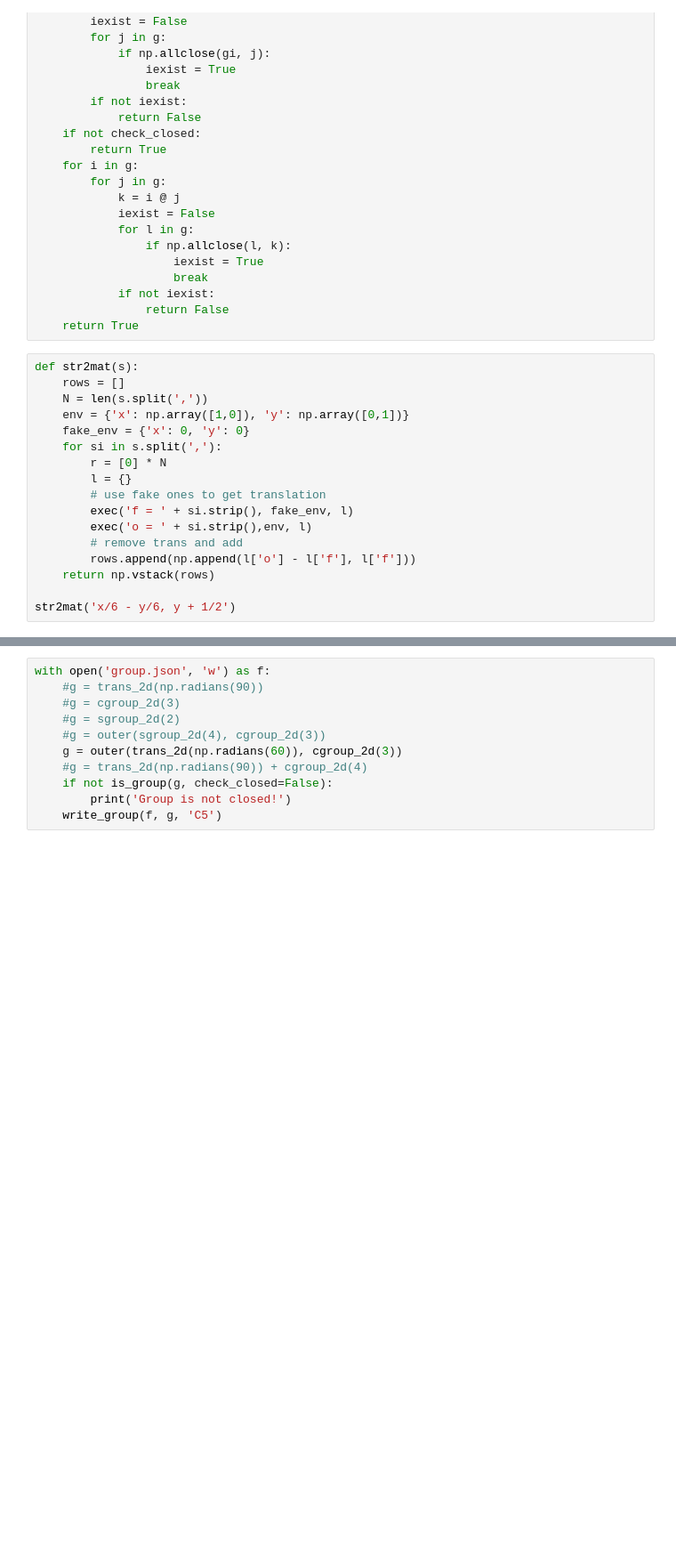
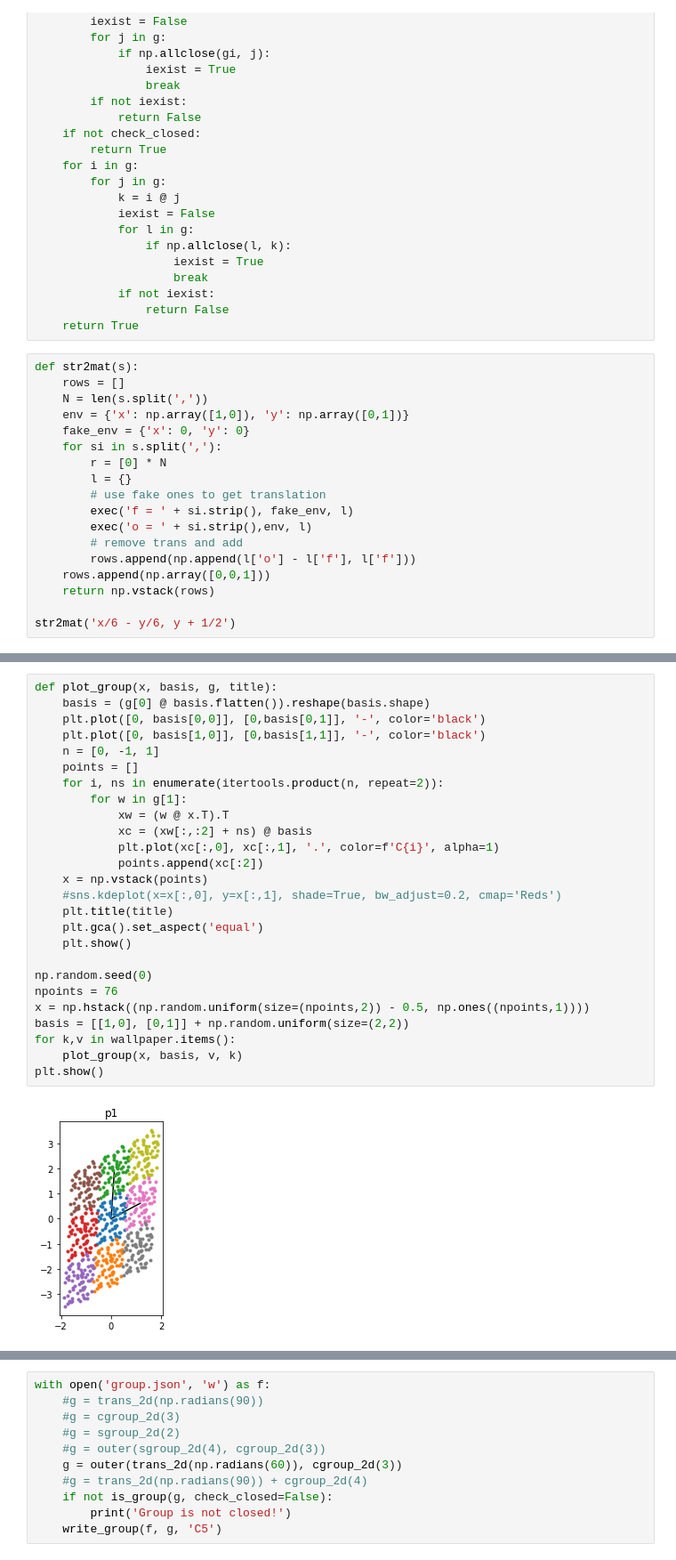
Before and after one commit to whitead/symd, a Jupyter notebook: groups/Groups.ipynb, the cells around one changed output, grey strips where cells are left out. Shown at 89% size. Drawn from its saved outputs; the diff is of its cells as text; blank space fills up the shorter version.

```diff
--- a/groups/Groups.ipynb
+++ b/groups/Groups.ipynb
@@ -134,6 +138,7 @@ def str2mat(s):
         exec('o = ' + si.strip(),env, l)
         # remove trans and add
         rows.append(np.append(l['o'] - l['f'], l['f']))
+    rows.append(np.array([0,0,1]))
     return np.vstack(rows)
 
 str2mat('x/6 - y/6, y + 1/2')
@@ -142,0 +217,28 @@ array([[ 0.16666667, -0.16666667,  0.        ],
+# %%
+def plot_group(x, basis, g, title):
+    basis = (g[0] @ basis.flatten()).reshape(basis.shape)
+    plt.plot([0, basis[0,0]], [0,basis[0,1]], '-', color='black')
+    plt.plot([0, basis[1,0]], [0,basis[1,1]], '-', color='black')
+    n = [0, -1, 1]
+    points = []
+    for i, ns in enumerate(itertools.product(n, repeat=2)):
+        for w in g[1]:
+            xw = (w @ x.T).T
+            xc = (xw[:,:2] + ns) @ basis
+            plt.plot(xc[:,0], xc[:,1], '.', color=f'C{i}', alpha=1)
+            points.append(xc[:2])
+    x = np.vstack(points)
+    #sns.kdeplot(x=x[:,0], y=x[:,1], shade=True, bw_adjust=0.2, cmap='Reds')
+    plt.title(title)
+    plt.gca().set_aspect('equal')
+    plt.show()
+
+np.random.seed(0)
+npoints = 76
+x = np.hstack((np.random.uniform(size=(npoints,2)) - 0.5, np.ones((npoints,1))))
+basis = [[1,0], [0,1]] + np.random.uniform(size=(2,2))
+for k,v in wallpaper.items():
+    plot_group(x, basis, v, k)
+plt.show()
+# %% [output]
+[figure, added]
```
Also changed, not shown: parts of 7 cells of this notebook.
